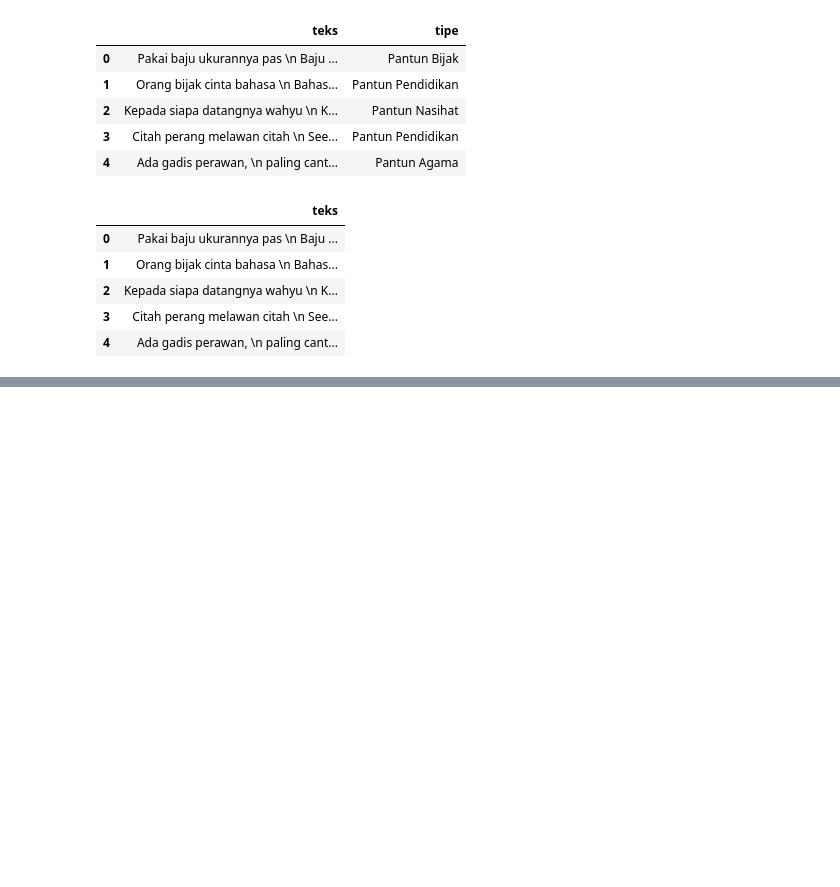
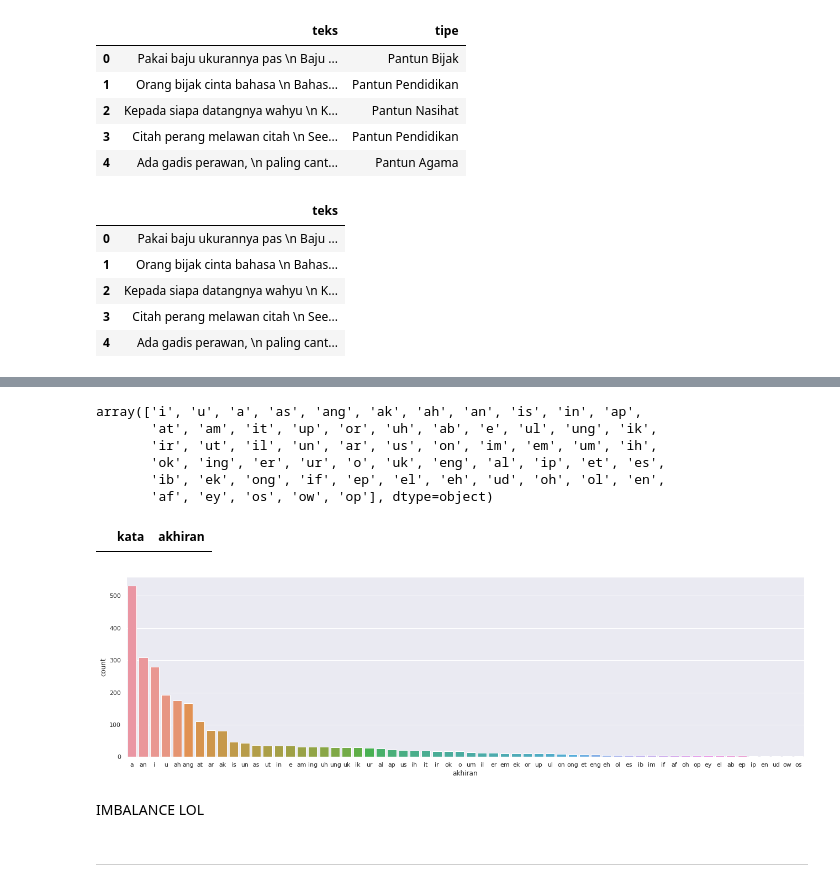
Before and after one commit to nthnfaustine/parator_model, a Jupyter notebook: paratorv1.ipynb, the cells around one changed output, grey strips where cells are left out. Cells and saved outputs as stored; diff of their text form; code cells hidden in the pictures; blank space fills up the shorter version.

```diff
--- a/paratorv1.ipynb
+++ b/paratorv1.ipynb
@@ -70,0 +204,64 @@ new_df.head()
+# %%
+# Handle akhiran yang aneh : alm, ity, uz, elm, aq, ess, iz, ow, alh, ath, od, ipt, id
+
+df_rhyme['akhiran'].replace('alm', 'em', inplace=True)
+df_rhyme['akhiran'].replace('ity', 'i', inplace=True)
+df_rhyme['akhiran'].replace('uz', 'us', inplace=True)
+df_rhyme['akhiran'].replace('elm', 'em', inplace=True)
+df_rhyme['akhiran'].replace('aq', 'u', inplace=True)
+df_rhyme['akhiran'].replace('ess', 'es', inplace=True)
+df_rhyme['akhiran'].replace('iz', 'is', inplace=True)
+df_rhyme['akhiran'].replace('id', 'it', inplace=True)
+df_rhyme['akhiran'].replace('ath', 'at', inplace=True)
+df_rhyme['akhiran'].replace('od', 'ut', inplace=True)
+
+# akhiran ipt
+df_rhyme.drop(671, inplace=True)
+# akhiran alh
+df_rhyme.drop(2552, inplace=True)
+
+df_rhyme.akhiran.unique()
+# %% [output]
+array(['i', 'u', 'a', 'as', 'ang', 'ak', 'ah', 'an', 'is', 'in', 'ap',
+       'at', 'am', 'it', 'up', 'or', 'uh', 'ab', 'e', 'ul', 'ung', 'ik',
+       'ir', 'ut', 'il', 'un', 'ar', 'us', 'on', 'im', 'em', 'um', 'ih',
+       'ok', 'ing', 'er', 'ur', 'o', 'uk', 'eng', 'al', 'ip', 'et', 'es',
+       'ib', 'ek', 'ong', 'if', 'ep', 'el', 'eh', 'ud', 'oh', 'ol', 'en',
+       'af', 'ey', 'os', 'ow', 'op'], dtype=object)
+# %%
+df_rhyme[df_rhyme['akhiran'] == 'id']
+# %% [output]
+|  | kata | akhiran |
+# %%
+# Ada akhiran yang cuma 1
+
+df2 = pd.DataFrame([['mei', 'ey'],
+                    ['may', 'ey'],
+                    ['hei', 'ey'],
+                    ['wakaf', 'af'],
+                    ['draf', 'af'],
+                    ['khilaf', 'af'],
+                    ['sop', 'op'],
+                    ['stetoskop', 'op'],
+                    ['bioskop', 'op'],
+                    ['ancol', 'ol'],
+                    ['bentol', 'ol'],
+                    ['benjol', 'ol'],
+                    ['cebol', 'ol']], columns=['kata', 'akhiran'])
+
+added_df = df_rhyme.append(df2, ignore_index=True)
+# %%
+import matplotlib.pyplot as plt
+import seaborn as sns
+
+sns.set_theme(style="darkgrid")
+plt.figure(figsize=(22, 6))
+ax = sns.countplot(x="akhiran", data=added_df, order = added_df['akhiran'].value_counts().index)
+# %% [output]
+[figure, added]
+# %% [markdown]
+IMBALANCE LOL
+# %% [markdown]
+
+
+---
```
Also changed, not shown: parts of 12 cells of this notebook.
